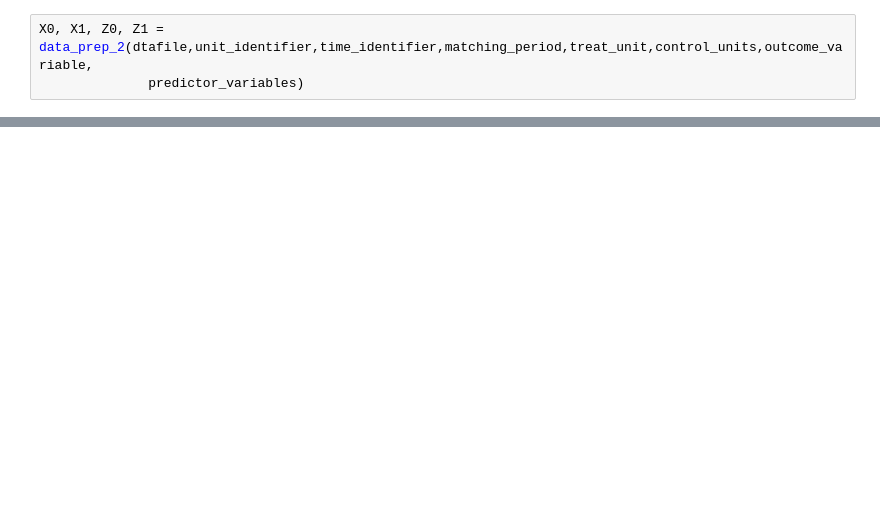
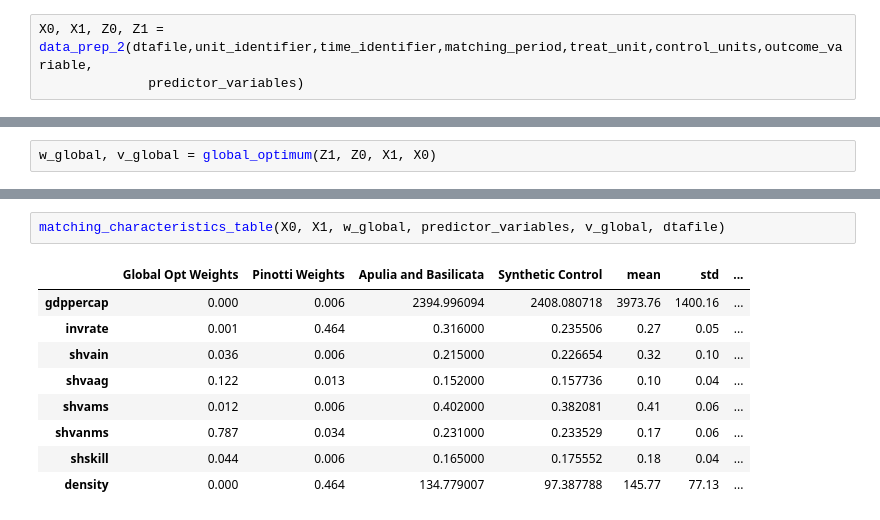
Before and after one commit to OpenSourceEconomics/ose-scientific-computing-course-jdx-mafia-1, a Jupyter notebook: Testing auxiliary functions.ipynb, the cells around one changed output, grey strips where cells are left out. Saved outputs shown, nothing was run; the diff lists cells and outputs as text; blank space fills up the shorter version.

```diff
--- a/Testing auxiliary functions.ipynb
+++ b/Testing auxiliary functions.ipynb
@@ -80,0 +85,2 @@ RMSPE Pinotti:   130.14095
+# %%
+w_global, v_global = global_optimum(Z1, Z0, X1, X0)
@@ -80,0 +100,12 @@ RMSPE Pinotti:   130.14095
+# %%
+matching_characteristics_table(X0, X1, w_global, predictor_variables, v_global, dtafile)
+# %% [output]
+|  | Global Opt Weights | Pinotti Weights | Apulia and Basilicata | Synthetic Control | mean | std | ... |
+| gdppercap | 0.000 | 0.006 | 2394.996094 | 2408.080718 | 3973.76 | 1400.16 | ... |
+| invrate | 0.001 | 0.464 | 0.316000 | 0.235506 | 0.27 | 0.05 | ... |
+| shvain | 0.036 | 0.006 | 0.215000 | 0.226654 | 0.32 | 0.10 | ... |
+| shvaag | 0.122 | 0.013 | 0.152000 | 0.157736 | 0.10 | 0.04 | ... |
+| shvams | 0.012 | 0.006 | 0.402000 | 0.382081 | 0.41 | 0.06 | ... |
+| shvanms | 0.787 | 0.034 | 0.231000 | 0.233529 | 0.17 | 0.06 | ... |
+| shskill | 0.044 | 0.006 | 0.165000 | 0.175552 | 0.18 | 0.04 | ... |
+| density | 0.000 | 0.464 | 134.779007 | 97.387788 | 145.77 | 77.13 | ... |
```
Also changed, not shown: parts of 10 cells of this notebook, 1 other file.
